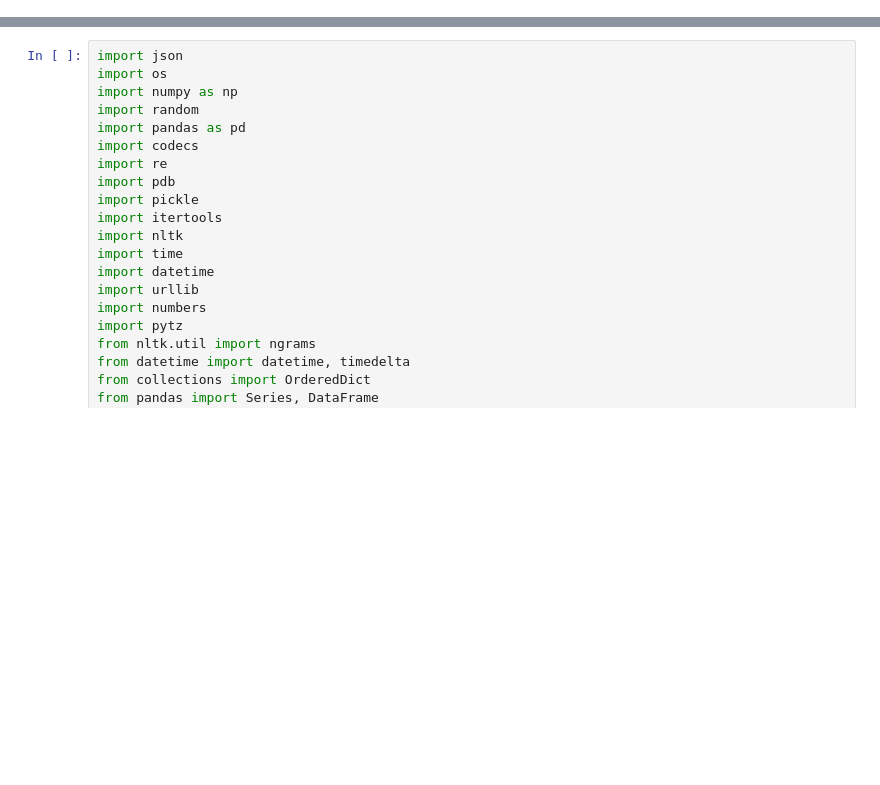
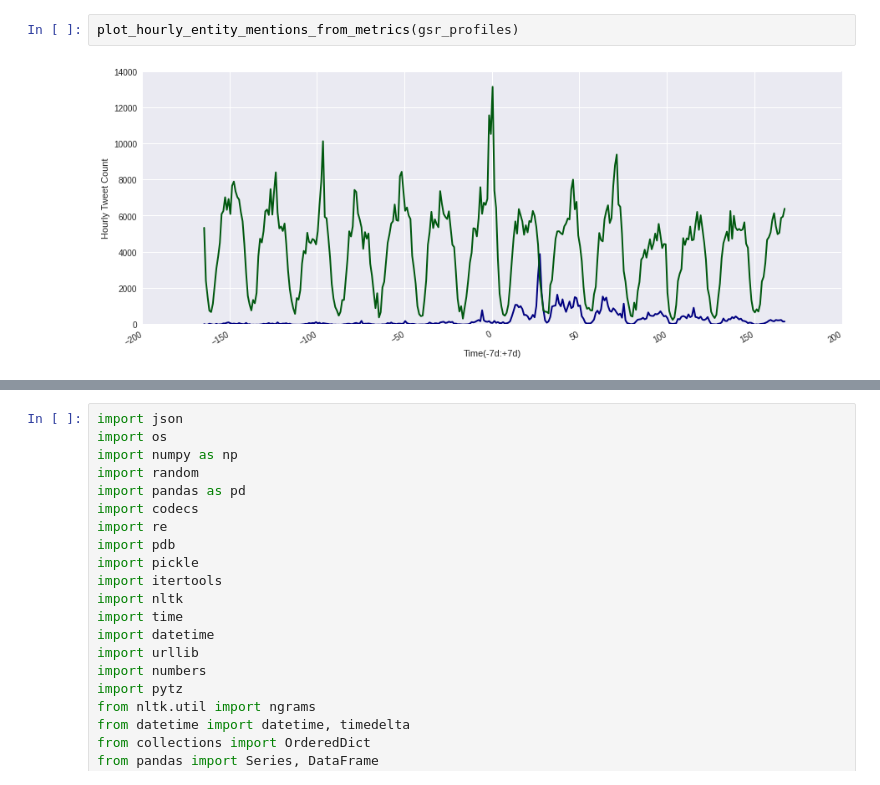
Before and after one commit to yning/tweets, a Jupyter notebook: plot_gsr_metric.ipynb, the cells around one changed output, grey strips where cells are left out. Cells and saved outputs as stored; diff of their text form; blank space fills up the shorter version.

Commit message:
new plots

```diff
--- a/plot_gsr_metric.ipynb
+++ b/plot_gsr_metric.ipynb
@@ -0,0 +7,4 @@
+# %%
+plot_hourly_entity_mentions_from_metrics(gsr_profiles)
+# %% [output]
+[figure, added]
```
Also changed, not shown: parts of 7 cells of this notebook.
